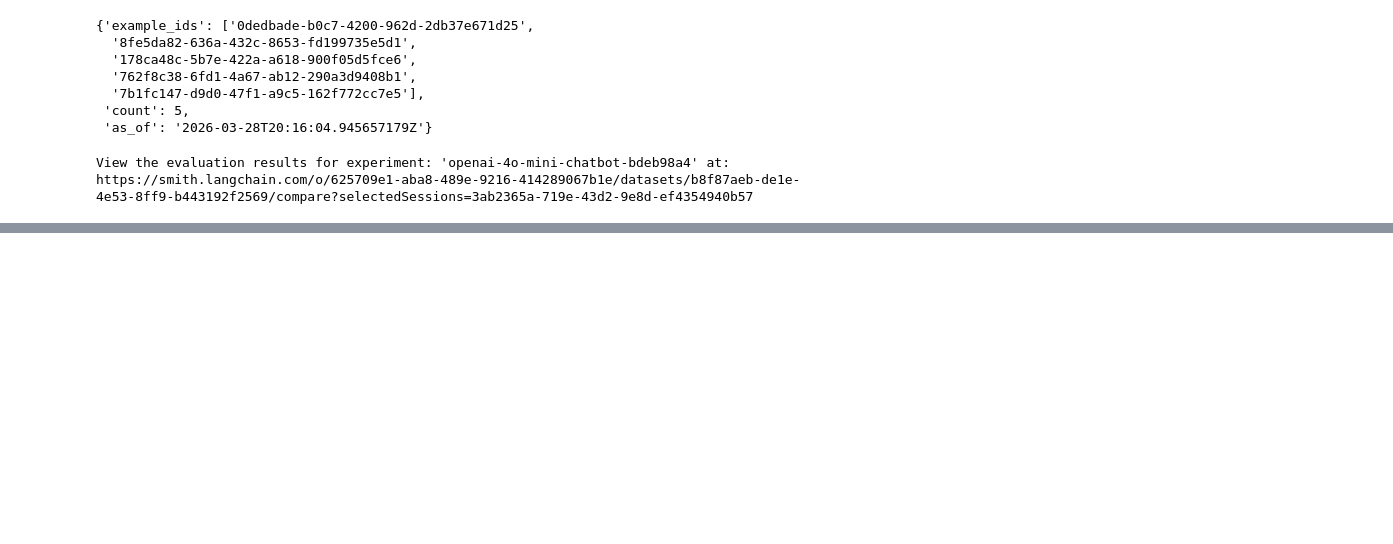
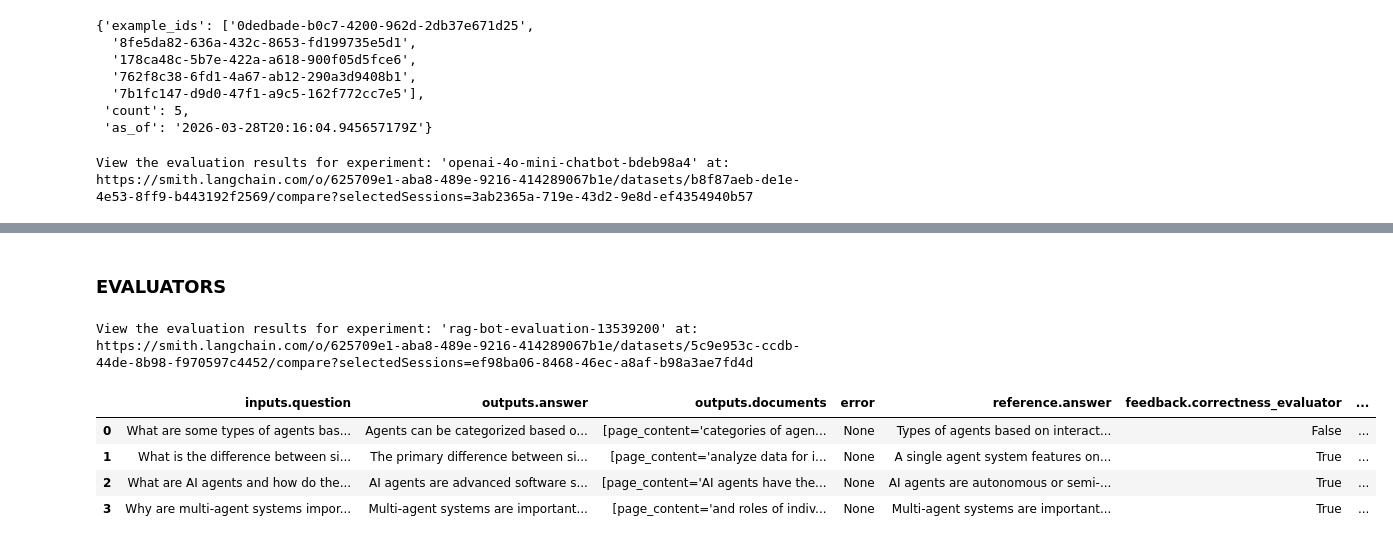
Before and after one commit to Sahil280599/RAG_Evaluation, a Jupyter notebook: rag-evaluation.ipynb, the cells around one changed output, grey strips where cells are left out. Drawn from its saved outputs; the diff is of its cells as text; code cells hidden in the pictures; blank space fills up the shorter version.

Commit message:
Rag EValuation

```diff
--- a/rag-evaluation.ipynb
+++ b/rag-evaluation.ipynb
@@ -126,0 +176,4 @@ https://smith.langchain.com/o/625709e1-aba8-489e-9216-414289067b1e/datasets/b8f8
+# %%
+from langchain.chat_models import init_chat_model
+llm = init_chat_model("openai:gpt-4o-mini")
+llm
@@ -126,0 +259,2 @@ https://smith.langchain.com/o/625709e1-aba8-489e-9216-414289067b1e/datasets/b8f8
+# %% [markdown]
+### EVALUATORS
@@ -126,0 +426,29 @@ https://smith.langchain.com/o/625709e1-aba8-489e-9216-414289067b1e/datasets/b8f8
+# %%
+### Run the evalauation
+
+def rag_target(inputs: dict) -> dict:
+    return rag_bot(inputs["question"])
+
+
+experiment_results = client.evaluate(
+    rag_target,
+    data=rag_dataset_name,
+    evaluators=[
+        correctness_evaluator,
+        relevance_evaluator,
+        groundedness_evaluator,
+        retrieval_relevance_evaluator,
+    ],
+    experiment_prefix="rag-bot-evaluation",
+    metadata={"version": "rag_bot + gpt-4o-mini evaluators"},
+)
+
+experiment_results.to_pandas()
+# %% [output]
+View the evaluation results for experiment: 'rag-bot-evaluation-13539200' at:
+https://smith.langchain.com/o/625709e1-aba8-489e-9216-414289067b1e/datasets/5c9e953c-ccdb-44de-8b98-f970597c4452/compare?selectedSessions=ef98ba06-8468-46ec-a8af-b98a3ae7fd4d
+|  | inputs.question | outputs.answer | outputs.documents | error | reference.answer | feedback.correctness_evaluator | ... |
+| 0 | What are some types of agents bas... | Agents can be categorized based o... | [page_content='categories of agen... | None | Types of agents based on interact... | False | ... |
+| 1 | What is the difference between si... | The primary difference between si... | [page_content='analyze data for i... | None | A single agent system features on... | True | ... |
+| 2 | What are AI agents and how do the... | AI agents are advanced software s... | [page_content='AI agents have the... | None | AI agents are autonomous or semi-... | True | ... |
+| 3 | Why are multi-agent systems impor... | Multi-agent systems are important... | [page_content='and roles of indiv... | None | Multi-agent systems are important... | True | ... |
```
Also changed, not shown: parts of 11 cells of this notebook, 2 other files.
